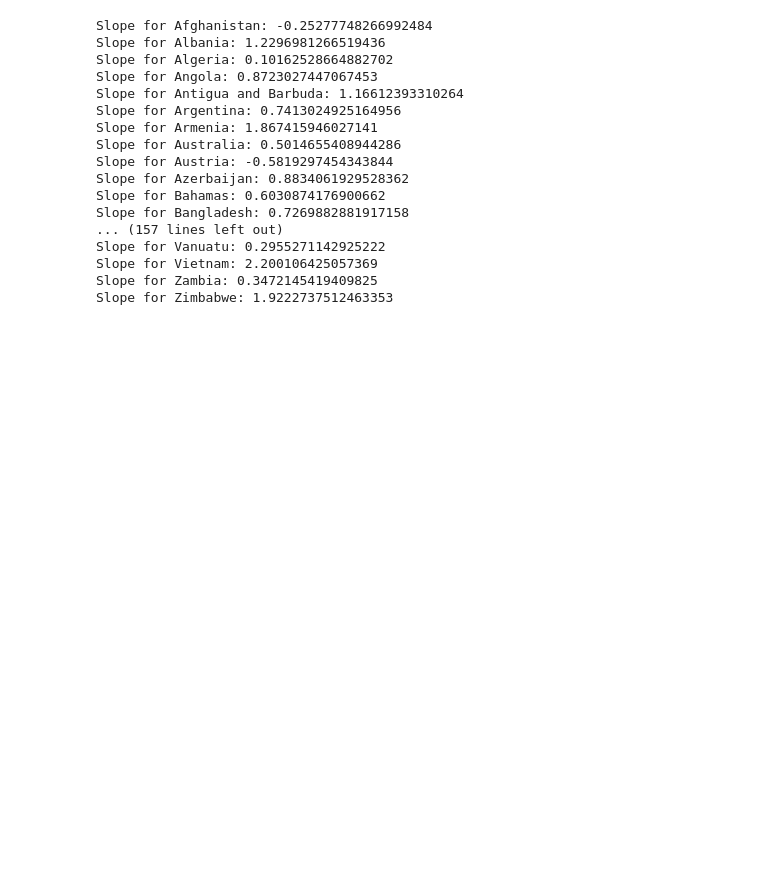
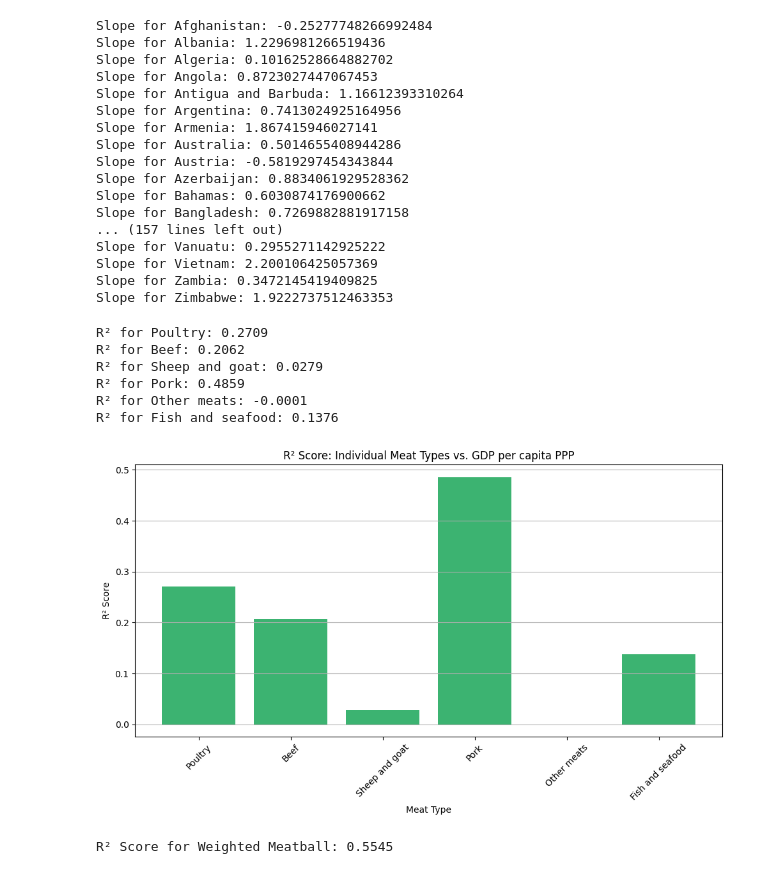
Before and after one commit to Sachin04t/Meat-the-Economy, a Jupyter notebook: CS506_MeattheEconomy.ipynb, the cells around one changed output. Drawn from its saved outputs; the diff is of its cells as text; code cells hidden in the pictures; blank space fills up the shorter version.

Commit message:
- Added various tests using the meatball as well as separating the variables by meat type

```diff
--- a/CS506_MeattheEconomy.ipynb
+++ b/CS506_MeattheEconomy.ipynb
@@ -150,3 +144,75 @@ Slope for Vanuatu: 0.2955271142925222
 Slope for Vietnam: 2.200106425057369
 Slope for Zambia: 0.3472145419409825
 Slope for Zimbabwe: 1.9222737512463353
+# %%
+meat_types = ['Poultry', 'Beef', 'Sheep and goat', 'Pork', 'Other meats', 'Fish and seafood']
+r2_scores = {}
+
+y_full = merged_df['GDP per capita, PPP (constant 2017 international $)']
+
+for meat in meat_types:
+    X = merged_df[[meat]]
+    y = y_full
+
+    # Drop rows where this meat type or GDP is missing
+    df = pd.concat([X, y], axis=1).dropna()
+    X_clean = df[[meat]]
+    y_clean = df['GDP per capita, PPP (constant 2017 international $)']
+
+    X_train, X_test, y_train, y_test = train_test_split(X_clean, y_clean, test_size=0.2, random_state=42)
+
+    model = LinearRegression()
+    model.fit(X_train, y_train)
+
+    y_pred = model.predict(X_test)
+    r2 = r2_score(y_test, y_pred)
+    r2_scores[meat] = r2
+
+    print(f"R² for {meat}: {r2:.4f}")
+
+# Plot R² results
+plt.figure(figsize=(10, 6))
+plt.bar(r2_scores.keys(), r2_scores.values(), color='mediumseagreen')
+plt.title('R² Score: Individual Meat Types vs. GDP per capita PPP')
+plt.ylabel('R² Score')
+plt.xlabel('Meat Type')
+plt.xticks(rotation=45)
+plt.grid(axis='y')
+plt.tight_layout()
+plt.show()
+# %% [output]
+R² for Poultry: 0.2709
+R² for Beef: 0.2062
+R² for Sheep and goat: 0.0279
+R² for Pork: 0.4859
+R² for Other meats: -0.0001
+R² for Fish and seafood: 0.1376
+[figure, added]
+# %%
+# Combine weights into a single feature
+merged_df['WeightedMeatball'] = sum(merged_df[k] * w for k, w in weights.items())
+
+# Keep only rows where both WeightedMeatball and GDP are NOT NaN
+df_clean = merged_df[['WeightedMeatball', 'GDP per capita, PPP (constant 2017 international $)']].dropna()
+
+X = df_clean[['WeightedMeatball']]
+y = df_clean['GDP per capita, PPP (constant 2017 international $)']
+
+# Train-test split
+from sklearn.linear_model import LinearRegression
+from sklearn.model_selection import train_test_split
+from sklearn.metrics import r2_score
+
+X_train, X_test, y_train, y_test = train_test_split(X, y, test_size=0.2, random_state=42)
+
+# Fit the model
+model = LinearRegression()
+model.fit(X_train, y_train)
+
+# Predict & score
+y_pred = model.predict(X_test)
+weighted_r2 = r2_score(y_test, y_pred)
+
+print(f"R² Score for Weighted Meatball: {weighted_r2:.4f}")
+# %% [output]
+R² Score for Weighted Meatball: 0.5545
```
Also changed, not shown: parts of 20 cells of this notebook.
